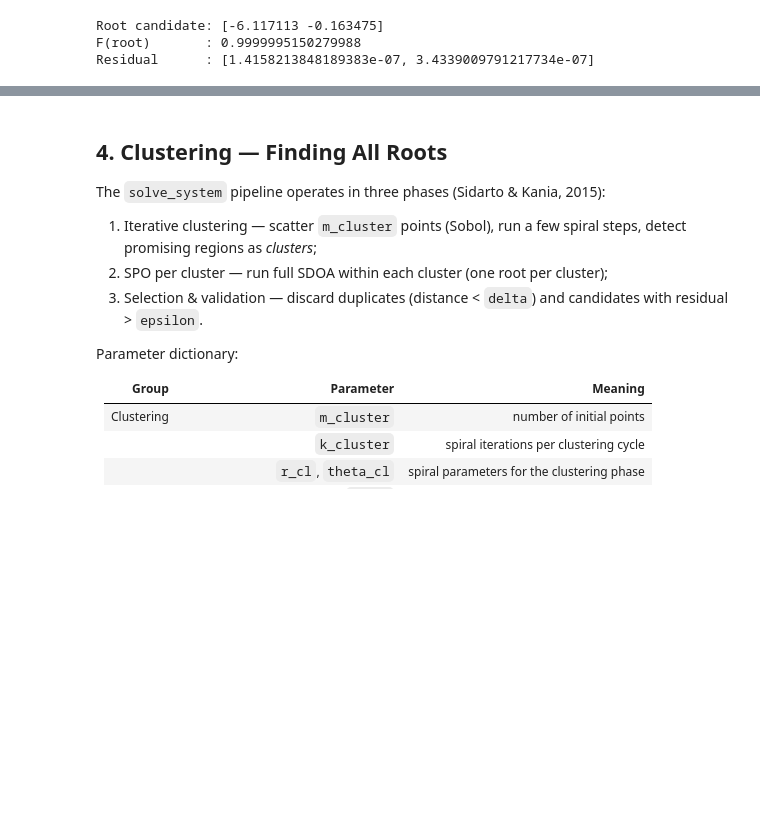
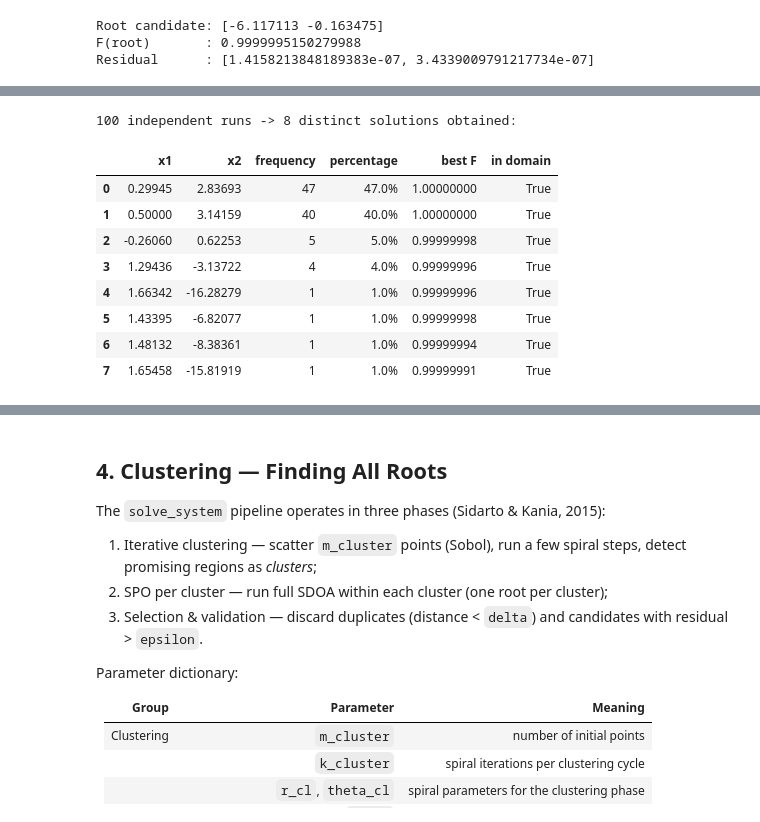
Before and after one commit to aldynugraha17/IMW26-AAA, a Jupyter notebook: azarya/Tutorial_PySNE_IMW26.ipynb, the cells around one changed output, grey strips where cells are left out. Saved outputs shown, nothing was run; the diff lists cells and outputs as text; code cells hidden in the pictures; blank space fills up the shorter version.

```diff
--- a/azarya/Tutorial_PySNE_IMW26.ipynb
+++ b/azarya/Tutorial_PySNE_IMW26.ipynb
@@ -173,0 +413,47 @@ The problem is clear: this system has 6 roots in the given domain, but each run
+# %%
+from pysne.utils import is_in_domain
+import pandas as pd
+
+N_RUNS = 100
+lo = np.array([d[0] for d in domain_sne])
+hi = np.array([d[1] for d in domain_sne])
+
+found = []
+for run in range(N_RUNS):
+    rng = np.random.RandomState(run)                      # reproducible per-run seed
+    init = rng.uniform(lo, hi, (params['m'], 2))          # RANDOM UNIFORM initialization
+    r_found, h = spiral_dynamics_optimization(
+        fitness, domain_sne, params,
+        custom_initial_points=init,
+        equations=equations, epsilon=1e-9,                # early stop when 1 - F <= eps
+        return_history=True)
+    found.append((r_found, h[-1]))
+
+# Group unique solutions (distance < 0.05) and count frequencies
+unique = []                                               # [coords, count, best_F]
+for r_found, F in found:
+    for u in unique:
+        if np.linalg.norm(r_found - u[0]) < 0.05:
+            u[1] += 1; u[2] = max(u[2], F); break
+    else:
+        unique.append([r_found.copy(), 1, F])
+unique.sort(key=lambda u: -u[1])
+
+df_runs = pd.DataFrame([{
+    'x1': round(c[0], 5), 'x2': round(c[1], 5),
+    'frequency': n, 'percentage': f"{n / N_RUNS * 100:.1f}%",
+    'best F': f"{F:.8f}", 'in domain': is_in_domain(c, domain_sne),
+} for c, n, F in unique])
+print(f"{N_RUNS} independent runs -> {len(unique)} distinct solutions obtained:")
+df_runs
+# %% [output]
+100 independent runs -> 8 distinct solutions obtained:
+|  | x1 | x2 | frequency | percentage | best F | in domain |
+| 0 | 0.29945 | 2.83693 | 47 | 47.0% | 1.00000000 | True |
+| 1 | 0.50000 | 3.14159 | 40 | 40.0% | 1.00000000 | True |
+| 2 | -0.26060 | 0.62253 | 5 | 5.0% | 0.99999998 | True |
+| 3 | 1.29436 | -3.13722 | 4 | 4.0% | 0.99999996 | True |
+| 4 | 1.66342 | -16.28279 | 1 | 1.0% | 0.99999996 | True |
+| 5 | 1.43395 | -6.82077 | 1 | 1.0% | 0.99999998 | True |
+| 6 | 1.48132 | -8.38361 | 1 | 1.0% | 0.99999994 | True |
+| 7 | 1.65458 | -15.81919 | 1 | 1.0% | 0.99999991 | True |
```
Also changed, not shown: parts of 42 cells of this notebook.
